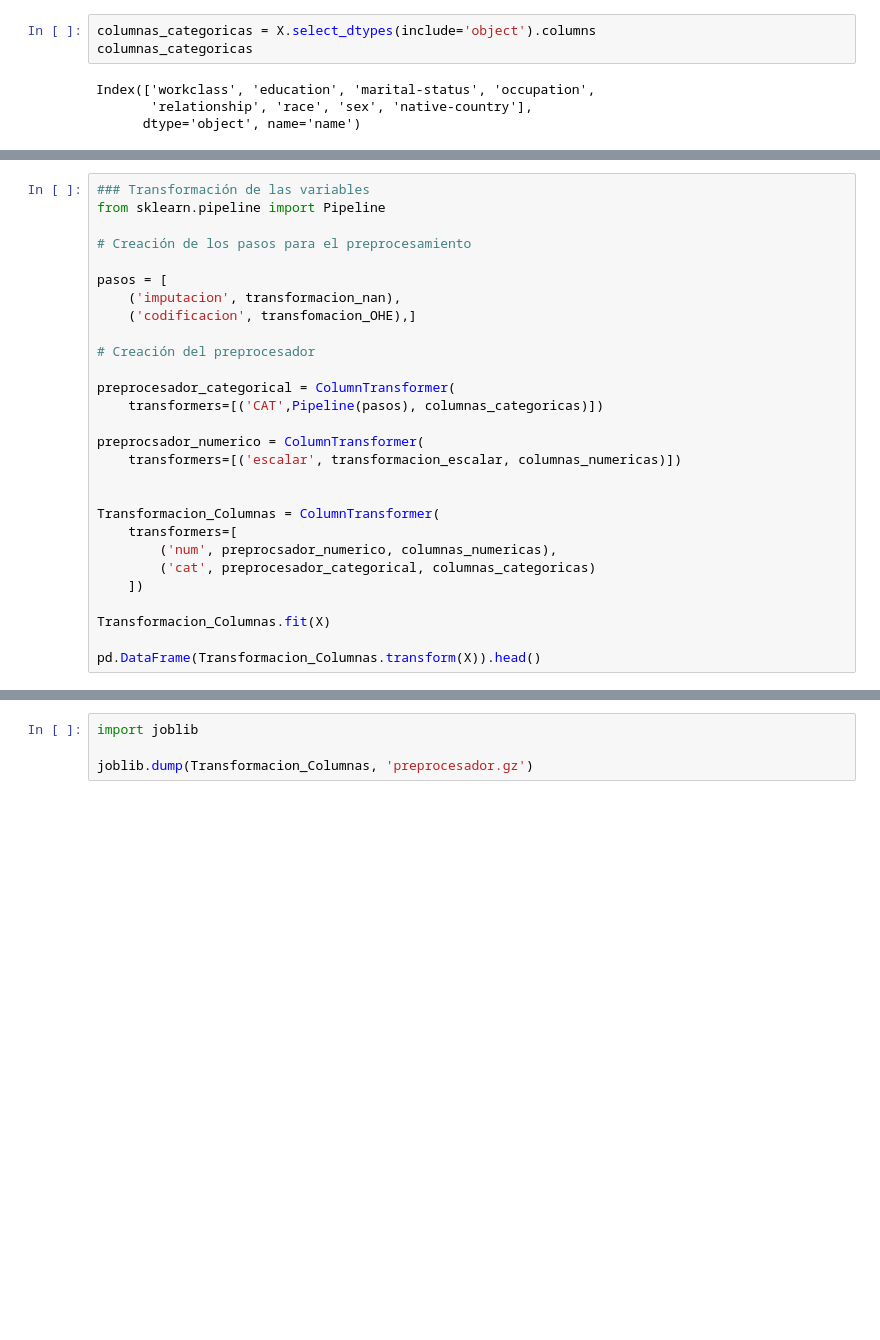
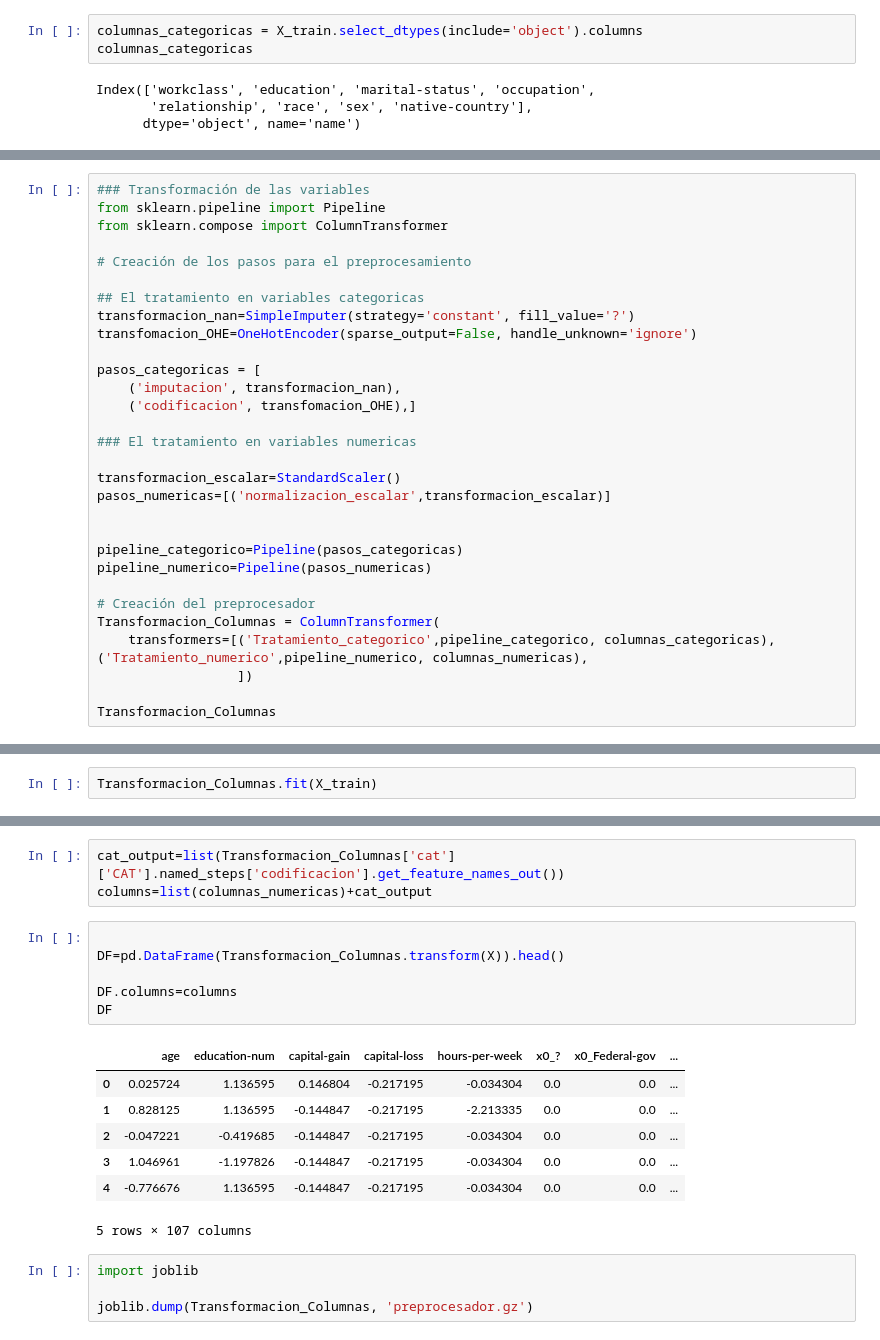
Before and after one commit to Izainea/api_review, a Jupyter notebook: Cuadernos/4. API para un modelo ML.ipynb, the cells around one changed output, grey strips where cells are left out. Saved outputs shown, nothing was run; the diff lists cells and outputs as text; blank space fills up the shorter version.

```diff
--- a/Cuadernos/4. API para un modelo ML.ipynb
+++ b/Cuadernos/4. API para un modelo ML.ipynb
@@ -295,7 +310,7 @@ Index(['age', 'fnlwgt', 'education-num', 'capital-gain', 'capital-loss',
        'hours-per-week'],
       dtype='object', name='name')
 # %%
-columnas_categoricas = X.select_dtypes(include='object').columns
+columnas_categoricas = X_train.select_dtypes(include='object').columns
 columnas_categoricas
 # %% [output]
 Index(['workclass', 'education', 'marital-status', 'occupation',
@@ -363,29 +418,31 @@ pd.DataFrame(transformacion_escalar.fit_transform(X[columnas_numericas])).descri
 # %%
 ### Transformación de las variables
 from sklearn.pipeline import Pipeline
+from sklearn.compose import ColumnTransformer
 
 # Creación de los pasos para el preprocesamiento
 
-pasos = [
+## El tratamiento en variables categoricas
+transformacion_nan=SimpleImputer(strategy='constant', fill_value='?')
+transfomacion_OHE=OneHotEncoder(sparse_output=False, handle_unknown='ignore')
+
+pasos_categoricas = [
     ('imputacion', transformacion_nan),
     ('codificacion', transfomacion_OHE),]
 
-# Creación del preprocesador
+### El tratamiento en variables numericas
 
-preprocesador_categorical = ColumnTransformer(
-    transformers=[('CAT',Pipeline(pasos), columnas_categoricas)])
-
-preprocsador_numerico = ColumnTransformer(
-    transformers=[('escalar', transformacion_escalar, columnas_numericas)])
+transformacion_escalar=StandardScaler()
+pasos_numericas=[('normalizacion_escalar',transformacion_escalar)]
 
 
+pipeline_categorico=Pipeline(pasos_categoricas)
+pipeline_numerico=Pipeline(pasos_numericas)
+
+# Creación del preprocesador
 Transformacion_Columnas = ColumnTransformer(
-    transformers=[
-        ('num', preprocsador_numerico, columnas_numericas),
-        ('cat', preprocesador_categorical, columnas_categoricas)
-    ])
+    transformers=[('Tratamiento_categorico',pipeline_categorico, columnas_categoricas),    ('Tratamiento_numerico',pipeline_numerico, columnas_numericas),
+                  ])
 
-Transformacion_Columnas.fit(X)
-
-pd.DataFrame(Transformacion_Columnas.transform(X)).head()
+Transformacion_Columnas
 # %% [output]
@@ -398,0 +465,2 @@ pd.DataFrame(Transformacion_Columnas.transform(X)).head()
+# %%
+Transformacion_Columnas.fit(X_train)
@@ -399,3 +484,20 @@ pd.DataFrame(Transformacion_Columnas.transform(X)).head()
+# %%
+cat_output=list(Transformacion_Columnas['cat']['CAT'].named_steps['codificacion'].get_feature_names_out())
+columns=list(columnas_numericas)+cat_output
+# %%
+
+DF=pd.DataFrame(Transformacion_Columnas.transform(X)).head()
+
+DF.columns=columns
+DF
+# %% [output]
+|  | age | education-num | capital-gain | capital-loss | hours-per-week | x0_? | x0_Federal-gov | ... |
+| 0 | 0.025724 | 1.136595 | 0.146804 | -0.217195 | -0.034304 | 0.0 | 0.0 | ... |
+| 1 | 0.828125 | 1.136595 | -0.144847 | -0.217195 | -2.213335 | 0.0 | 0.0 | ... |
+| 2 | -0.047221 | -0.419685 | -0.144847 | -0.217195 | -0.034304 | 0.0 | 0.0 | ... |
+| 3 | 1.046961 | -1.197826 | -0.144847 | -0.217195 | -0.034304 | 0.0 | 0.0 | ... |
+| 4 | -0.776676 | 1.136595 | -0.144847 | -0.217195 | -0.034304 | 0.0 | 0.0 | ... |
+5 rows × 107 columns
 # %%
 import joblib
 
```
Also changed, not shown: parts of 26 cells of this notebook, 9 other files.
